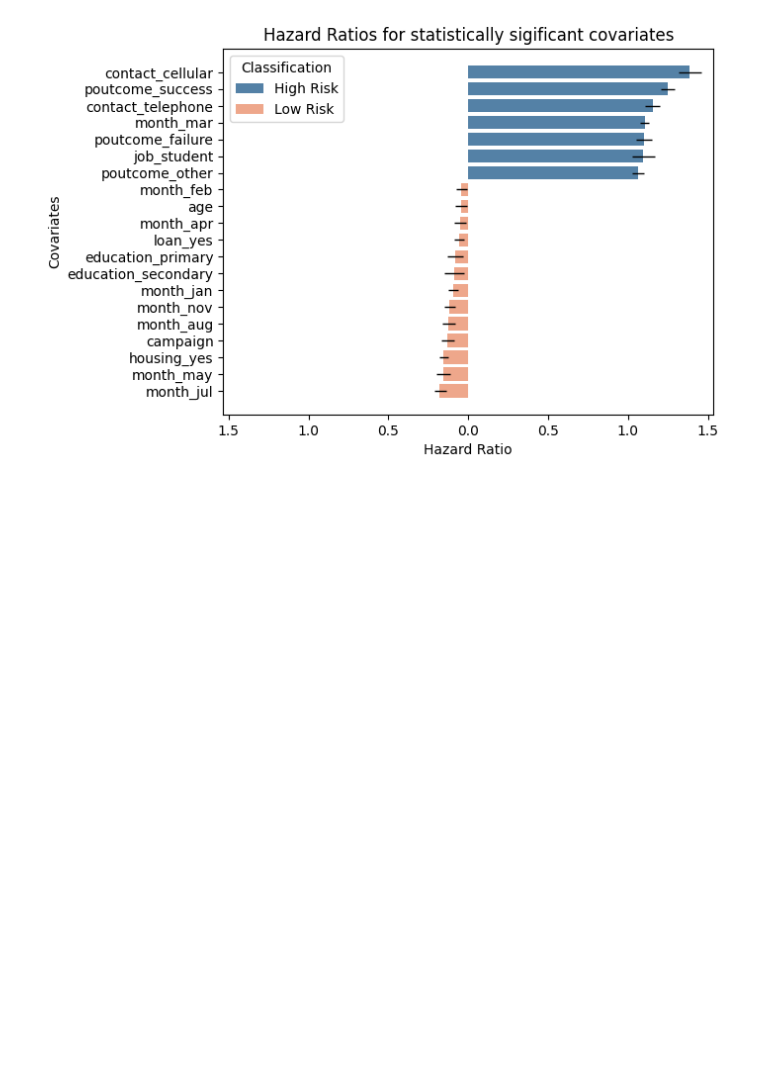
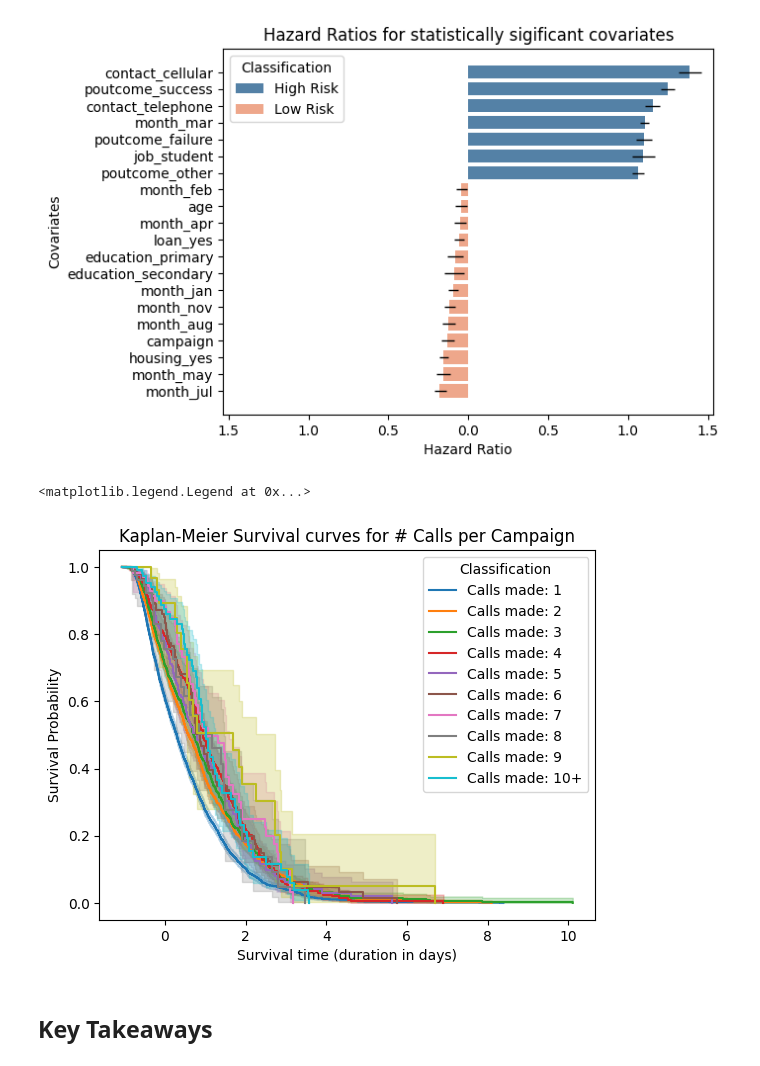
Before and after one commit to av1kav/jupyter-notebooks, a Jupyter notebook: SurvivalAnalysis.ipynb, the cells around one changed output. Cells and saved outputs as stored; diff of their text form; code cells hidden in the pictures; blank space fills up the shorter version.

```diff
--- a/SurvivalTimeAnalysis.ipynb
+++ b/SurvivalAnalysis.ipynb
@@ -322,3 +497,18 @@ plt.legend(title='Classification')
 # %% [output]
 <matplotlib.legend.Legend at 0x...>
 [figure]
+# %%
+from lifelines import KaplanMeierFitter
+kmf = KaplanMeierFitter()
+for name, grouped_df in adjusted_df.groupby('campaign_group'):
+    kmf.fit(grouped_df['duration'], grouped_df['deposit'], label=f"Calls made: {name}")
+    ax = kmf.plot_survival_function()
+ax.set_xlabel('Survival time (duration in days)')
+ax.set_ylabel('Survival Probability')
+ax.set_title('Kaplan-Meier Survival curves for # Calls per Campaign')
+plt.legend(title='Classification')
+# %% [output]
+<matplotlib.legend.Legend at 0x...>
+[figure, added]
+# %% [markdown]
+## Key Takeaways
```
Also changed, not shown: parts of 19 cells of this notebook, 1 other file.
